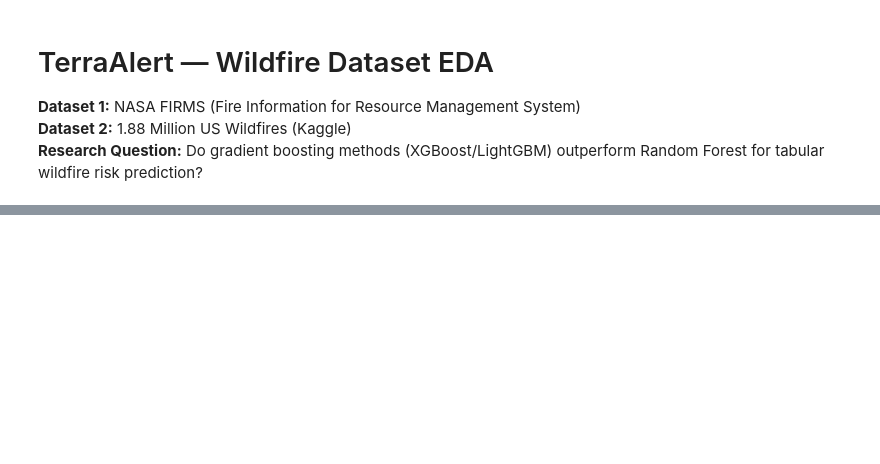
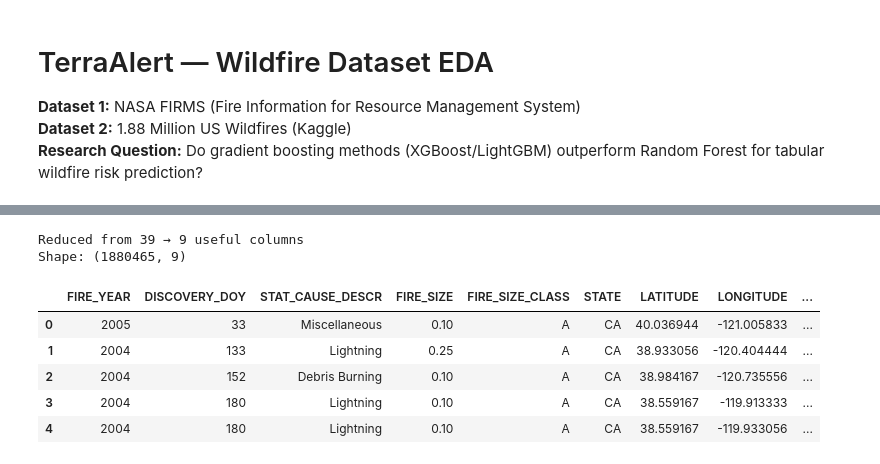
Before and after one commit to IndrayaniBhosale/terraalert, a Jupyter notebook: notebooks/02_wildfire_eda.ipynb, the cells around one changed output, grey strips where cells are left out. Cells and saved outputs as stored; diff of their text form; code cells hidden in the pictures; blank space fills up the shorter version.

```diff
--- a/notebooks/02_wildfire_eda.ipynb
+++ b/notebooks/02_wildfire_eda.ipynb
@@ -42,0 +89,21 @@ Free Kaggle account needed.
+# %%
+# Which columns actually matter - drop the junk
+useful_cols = [
+    'FIRE_YEAR', 'DISCOVERY_DOY', 'STAT_CAUSE_DESCR',
+    'FIRE_SIZE', 'FIRE_SIZE_CLASS', 'STATE',
+    'LATITUDE', 'LONGITUDE', 'CONT_DOY'
+]
+
+df_clean = df[useful_cols].copy()
+print(f'Reduced from 39 → {len(useful_cols)} useful columns')
+print(f'Shape: {df_clean.shape}')
+df_clean.head()
+# %% [output]
+Reduced from 39 → 9 useful columns
+Shape: (1880465, 9)
+|  | FIRE_YEAR | DISCOVERY_DOY | STAT_CAUSE_DESCR | FIRE_SIZE | FIRE_SIZE_CLASS | STATE | LATITUDE | LONGITUDE | ... |
+| 0 | 2005 | 33 | Miscellaneous | 0.10 | A | CA | 40.036944 | -121.005833 | ... |
+| 1 | 2004 | 133 | Lightning | 0.25 | A | CA | 38.933056 | -120.404444 | ... |
+| 2 | 2004 | 152 | Debris Burning | 0.10 | A | CA | 38.984167 | -120.735556 | ... |
+| 3 | 2004 | 180 | Lightning | 0.10 | A | CA | 38.559167 | -119.913333 | ... |
+| 4 | 2004 | 180 | Lightning | 0.10 | A | CA | 38.559167 | -119.933056 | ... |
```
Also changed, not shown: parts of 18 cells of this notebook, 4 other files.
